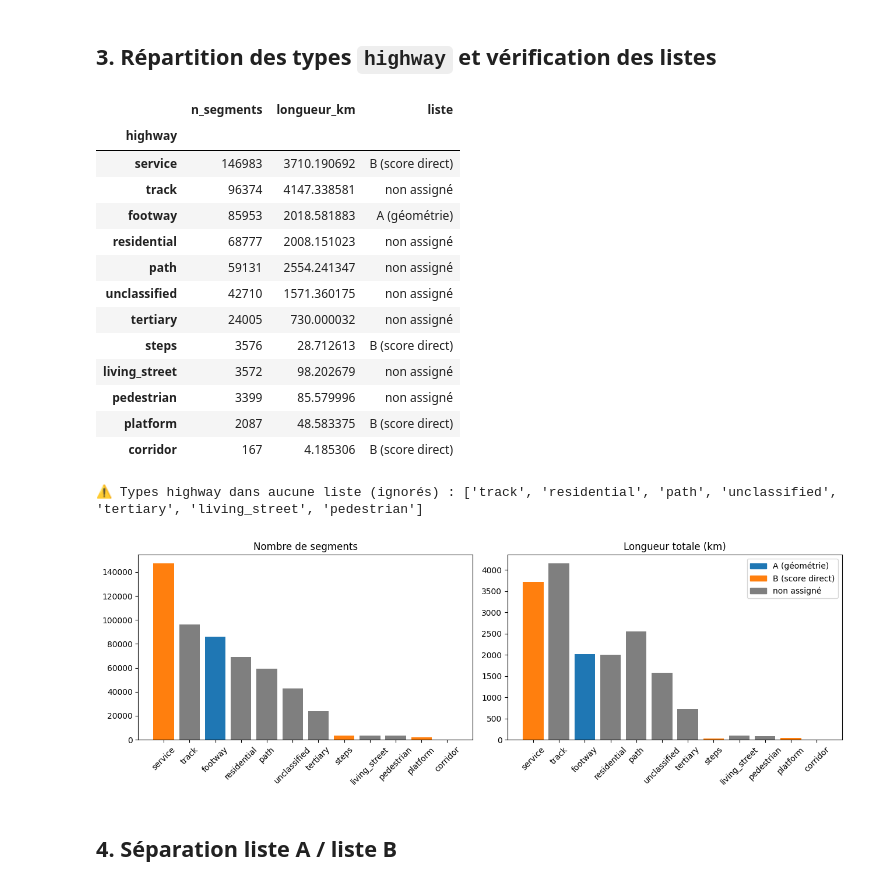
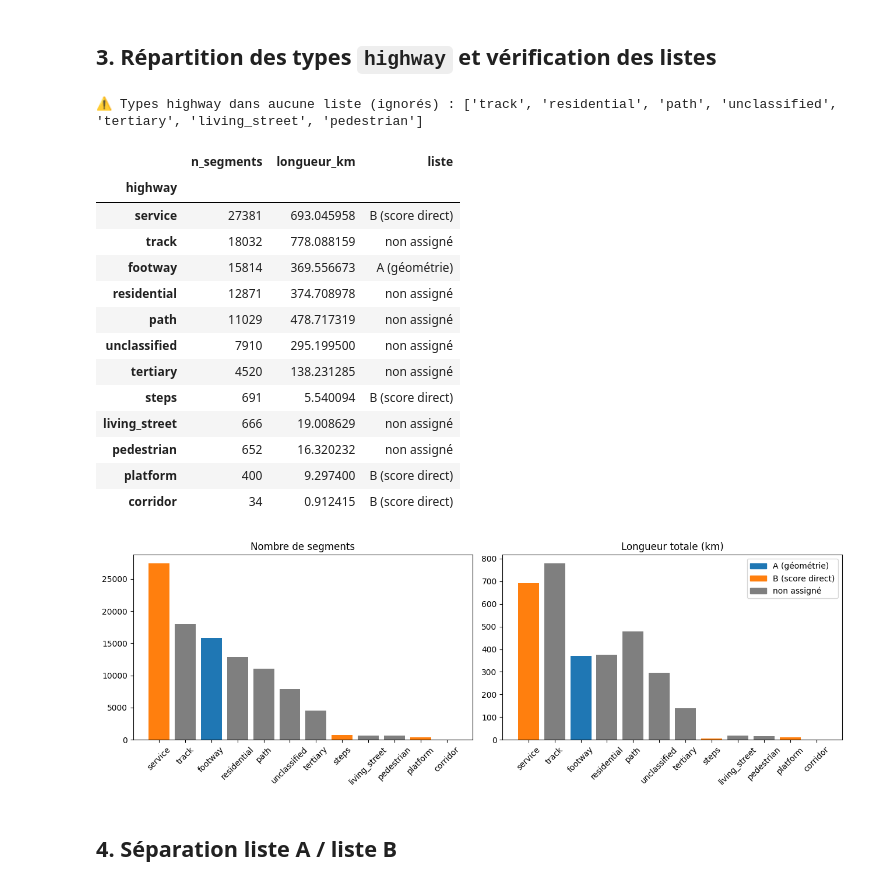
Before and after one commit to action-situee/PROJET_PIETON_GG, a Jupyter notebook: Notebook/Step 0/largeur_trottoir_step1.ipynb, the cells around one changed output. Cells and saved outputs as stored; diff of their text form; code cells hidden in the pictures.

Commit message:
clean du notebook etude largeur trottoir

```diff
--- a/Notebook/Step 0/largeur_trottoir_step1.ipynb
+++ b/Notebook/Step 0/largeur_trottoir_step1.ipynb
@@ -47,7 +55,7 @@ OUTPUT_DIR = Path("/Users/maximiliantrique/Documents/GitHub/projet_pieton_gg/out
 
 # --- Géométrie ---
 CRS_METRIQUE = 2056        # CH1903+ / LV95, en mètres
-LARGEUR_M = 6.0            # largeur totale du rectangle (m)
+LARGEUR_M = 30           # largeur totale du rectangle (m)
 METHODE = "buffer_plat"    # "buffer_plat" ou "rectangle"
 
 # --- Filtrage highway ---
@@ -67,7 +75,7 @@ SCORES_DIRECTS = {
 }
 
 # --- Divers ---
-ECHANTILLON = None   # ex. 20000 pour tester vite ; None = tous les segments
+ECHANTILLON = 100000   # ex. 20000 pour tester vite ; None = tous les segments
 SEED = 0
 # %% [markdown]
 ## 2. Chargement des segments
@@ -97,0 +82,3 @@ seg[["segment_id", "highway", "walk_class", "walk_role", "seg_len_m"]].head()
+# %%
+seg = ltu.charger_segments(SEGMENTS_PATH, SEGMENTS_LAYER, CRS_METRIQUE, ECHANTILLON, SEED)
+seg[["segment_id", "highway", "walk_class", "walk_role", "seg_len_m"]].head()
@@ -98,56 +93,25 @@ seg[["segment_id", "highway", "walk_class", "walk_role", "seg_len_m"]].head()
 # %% [markdown]
 ## 3. Répartition des types `highway` et vérification des listes
-# %%
-repart = (
-    seg.groupby("highway", dropna=False)
-       .agg(n_segments=("segment_id", "size"), longueur_km=("seg_len_m", lambda s: s.sum() / 1000))
-       .sort_values("n_segments", ascending=False)
-)
-
-def liste_de(hw):
-    if hw in HIGHWAY_A_TRAITER:
-        return "A (géométrie)"
-    if hw in SCORES_DIRECTS:
-        return "B (score direct)"
-    return "non assigné"
-
-repart["liste"] = [liste_de(h) for h in repart.index]
-display(repart)
-
-doublons = set(HIGHWAY_A_TRAITER) & set(SCORES_DIRECTS)
-assert not doublons, f"Ces types sont dans les deux listes : {doublons}"
-
-non_assignes = repart.index[repart["liste"] == "non assigné"].tolist()
-if non_assignes:
-    print("⚠ Types highway dans aucune liste (ignorés) :", non_assignes)
-# %% [output]
-|  | n_segments | longueur_km | liste |
-| highway |  |  |  |
-| service | 146983 | 3710.190692 | B (score direct) |
-| track | 96374 | 4147.338581 | non assigné |
-| footway | 85953 | 2018.581883 | A (géométrie) |
-| residential | 68777 | 2008.151023 | non assigné |
-| path | 59131 | 2554.241347 | non assigné |
-| unclassified | 42710 | 1571.360175 | non assigné |
-| tertiary | 24005 | 730.000032 | non assigné |
-| steps | 3576 | 28.712613 | B (score direct) |
-| living_street | 3572 | 98.202679 | non assigné |
-| pedestrian | 3399 | 85.579996 | non assigné |
-| platform | 2087 | 48.583375 | B (score direct) |
-| corridor | 167 | 4.185306 | B (score direct) |
-⚠ Types highway dans aucune liste (ignorés) : ['track', 'residential', 'path', 'unclassified', 'tertiary', 'living_street', 'pedestrian']
-# %%
-couleurs = {"A (géométrie)": "tab:blue", "B (score direct)": "tab:orange", "non assigné": "tab:gray"}
-fig, axes = plt.subplots(1, 2, figsize=(13, 4.5))
-for ax, col, titre in zip(axes, ["n_segments", "longueur_km"], ["Nombre de segments", "Longueur totale (km)"]):
-    ax.bar(repart.index.astype(str), repart[col], color=[couleurs[l] for l in repart["liste"]])
-    ax.set_title(titre)
-    ax.tick_params(axis="x", rotation=45)
-handles = [plt.Rectangle((0, 0), 1, 1, color=c) for c in couleurs.values()]
-axes[1].legend(handles, couleurs.keys())
-plt.tight_layout()
-plt.show()
-# %% [output]
-[figure, removed]
+# %%
+repart = ltu.repartition_highway(seg, HIGHWAY_A_TRAITER, SCORES_DIRECTS)
+display(repart)
+ltu.plot_repartition_highway(repart)
+# %% [output]
+⚠ Types highway dans aucune liste (ignorés) : ['track', 'residential', 'path', 'unclassified', 'tertiary', 'living_street', 'pedestrian']
+|  | n_segments | longueur_km | liste |
+| highway |  |  |  |
+| service | 27381 | 693.045958 | B (score direct) |
+| track | 18032 | 778.088159 | non assigné |
+| footway | 15814 | 369.556673 | A (géométrie) |
+| residential | 12871 | 374.708978 | non assigné |
+| path | 11029 | 478.717319 | non assigné |
+| unclassified | 7910 | 295.199500 | non assigné |
+| tertiary | 4520 | 138.231285 | non assigné |
+| steps | 691 | 5.540094 | B (score direct) |
+| living_street | 666 | 19.008629 | non assigné |
+| pedestrian | 652 | 16.320232 | non assigné |
+| platform | 400 | 9.297400 | B (score direct) |
+| corridor | 34 | 0.912415 | B (score direct) |
+[figure, added]
 # %% [markdown]
 ## 4. Séparation liste A / liste B
```
Also changed, not shown: parts of 70 cells of this notebook, 2 other files.
